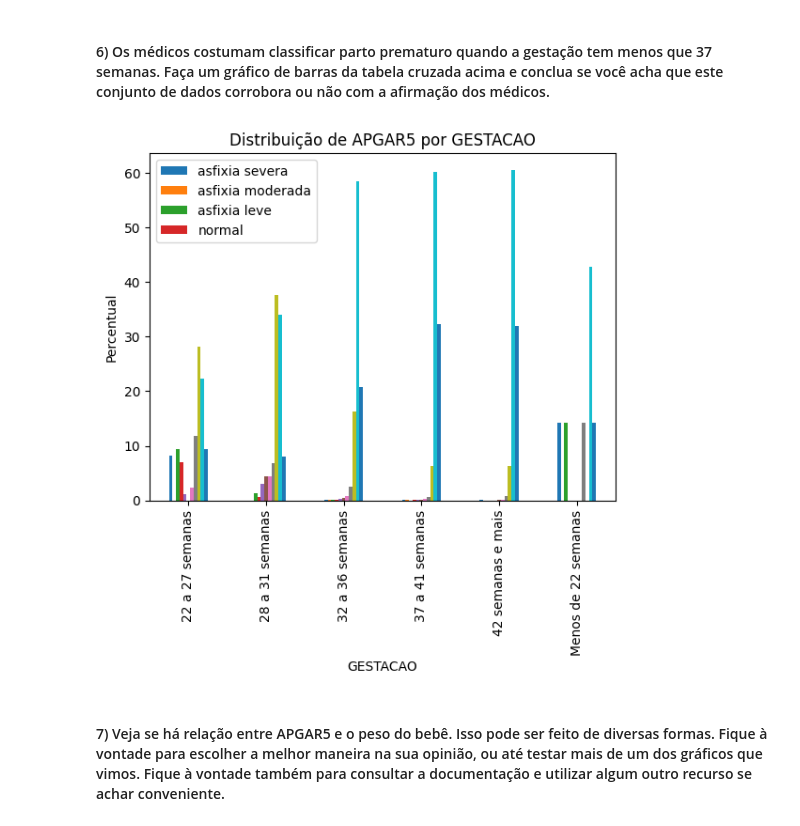
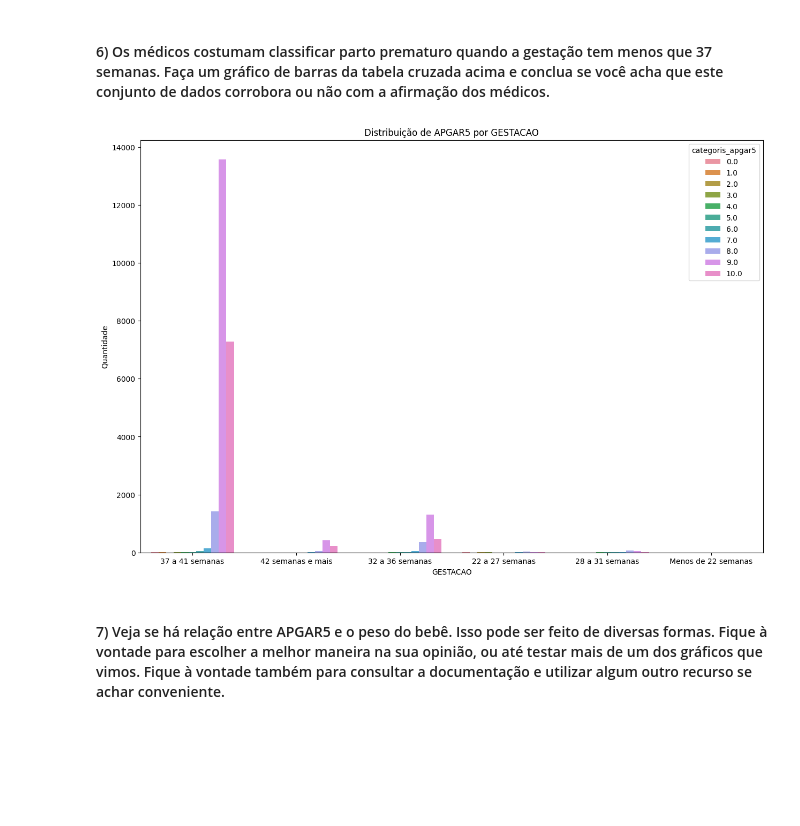
Before and after one commit to gregorimiranda/Cientistadedados-EBAC, a Jupyter notebook: Módulo 06 - Descritiva I/Mod06Ex03.ipynb, the cells around one changed output. Saved outputs shown, nothing was run; the diff lists cells and outputs as text; code cells hidden in the pictures; blank space fills up the shorter version.

```diff
--- a/Módulo 06 - Descritiva I/Mod06Ex03.ipynb
+++ b/Módulo 06 - Descritiva I/Mod06Ex03.ipynb
@@ -99,21 +116,23 @@ percentuais_linha = tabela_cruzada.div(tabela_cruzada.sum(axis=1), axis=0) * 100
 # %% [markdown]
 ####  6) Os médicos costumam classificar parto prematuro quando a gestação tem menos que 37 semanas. Faça um gráfico de barras da tabela cruzada acima e conclua se você acha que este conjunto de dados corrobora ou não com a afirmação dos médicos.
 # %%
-percentuais_linha.plot(kind='bar')
+plt.figure(figsize=(15, 10))  # Definindo o tamanho da figura
+
+# Criando o gráfico de barras com Seaborn
+sns.countplot(data=df, x='GESTACAO', hue='APGAR5')
 
 # Configurando o título e os rótulos dos eixos
 plt.title('Distribuição de APGAR5 por GESTACAO')
 plt.xlabel('GESTACAO')
-plt.ylabel('Percentual')
+plt.ylabel('Quantidade')
 
 # Configurando as legendas
-categorias_apgar5 = ['asfixia severa', 'asfixia moderada', 'asfixia leve', 'normal']
-plt.legend(labels=categorias_apgar5)
+plt.legend(title='categoris_apgar5')
 
 # Exibindo o gráfico
 plt.show()
 # %% [output]
-[figure, old version]
+[figure, new version]
 # %% [markdown]
 #### 7) Veja se há relação entre APGAR5 e o peso do bebê. Isso pode ser feito de diversas formas. Fique à vontade para escolher a melhor maneira na sua opinião, ou até testar mais de um dos gráficos que vimos. Fique à vontade também para consultar a documentação e utilizar algum outro recurso se achar conveniente.
 # %%
```
Also changed, not shown: parts of 3 cells of this notebook.
